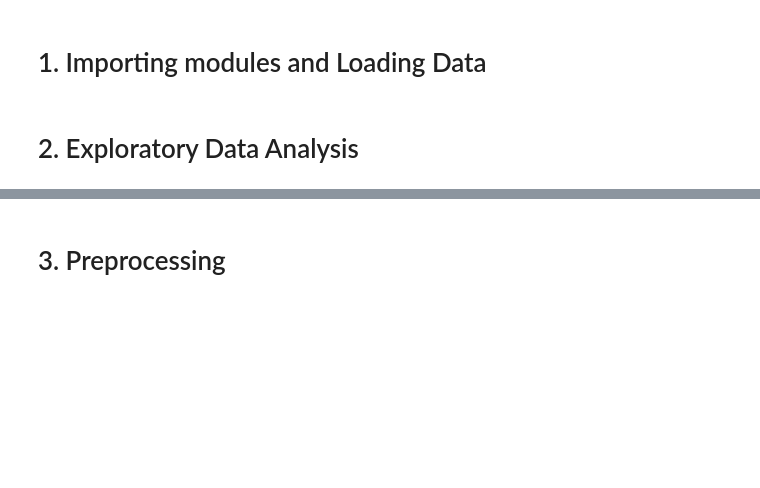
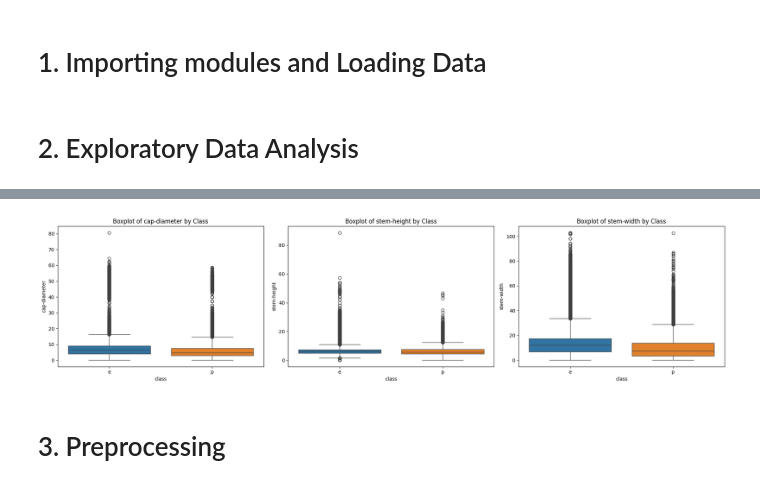
Before and after one commit to Jleeuwenburgh/mushroom-classification, a Jupyter notebook: challenge.ipynb, the cells around one changed output, grey strips where cells are left out. Saved outputs shown, nothing was run; the diff lists cells and outputs as text; code cells hidden in the pictures; blank space fills up the shorter version.

```diff
--- a/challenge.ipynb
+++ b/challenge.ipynb
@@ -11,2 +144,13 @@
+# %%
+# plot outlier detection for numerical features using boxplots
+plt.figure(figsize=(20, 5))
+for i, col in enumerate(numerical_cols):
+    plt.subplot(1, len(numerical_cols), i + 1)
+    sns.boxplot(data=df_train, x='class', hue='class', y=col)
+    plt.title(f'Boxplot of {col} by Class')
+    plt.tight_layout()
+plt.show()
+# %% [output]
+[figure, added]
 # %% [markdown]
 # 3. Preprocessing
```
Also changed, not shown: parts of 16 cells of this notebook, 1 other file.
